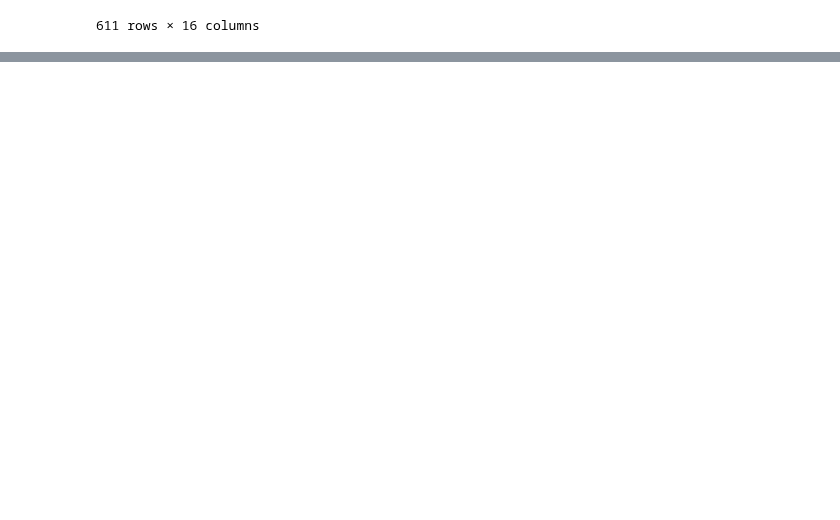
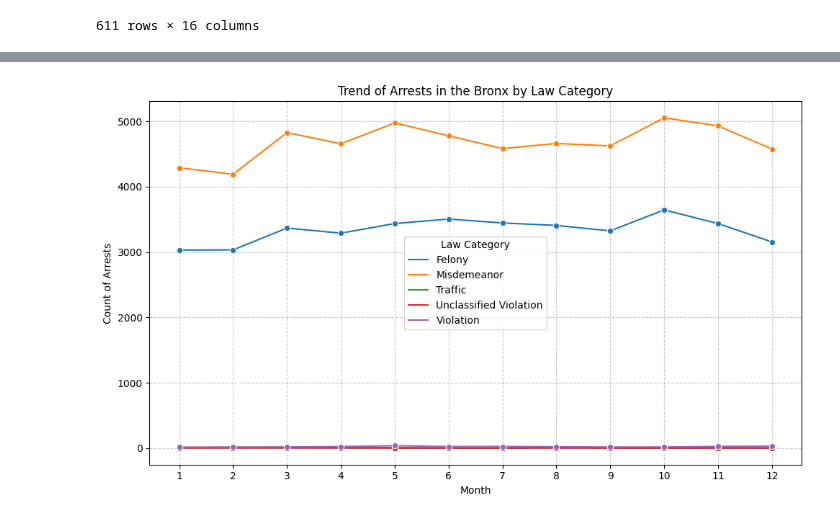
Before and after one commit to CarlosGG18/NYPD-Arrest-Analysis, a Jupyter notebook: EDA.ipynb, the cells around one changed output, grey strips where cells are left out. Saved outputs shown, nothing was run; the diff lists cells and outputs as text; code cells hidden in the pictures; blank space fills up the shorter version.

```diff
--- a/EDA.ipynb
+++ b/EDA.ipynb
@@ -119,0 +123,19 @@ plt.show()
+# %%
+bronx_df = filtered_df[filtered_df['ARREST_BORO'] == 'Bronx']
+agg_df = bronx_df.groupby(['ARREST_MONTH', 'LAW_CAT_CD']).size().reset_index(name='count')
+law_cat_order = ['Felony', 'Misdemeanor', 'Traffic', 'Unclassified Violation', 'Violation']
+plt.figure(figsize=(10, 6))
+sns.lineplot(data=agg_df, x='ARREST_MONTH', y='count', hue='LAW_CAT_CD', hue_order=law_cat_order, marker='o')
+plt.title('Trend of Arrests in the Bronx by Law Category')
+plt.xlabel('Month')
+plt.ylabel('Count of Arrests')
+plt.xticks(months)
+plt.legend(title='Law Category')
+
+# Add gridlines
+plt.grid(True, linestyle='--', alpha=0.7)
+
+plt.tight_layout()
+plt.show()
+# %% [output]
+[figure, added]
```
Also changed, not shown: parts of 3 cells of this notebook, 1 other file.
